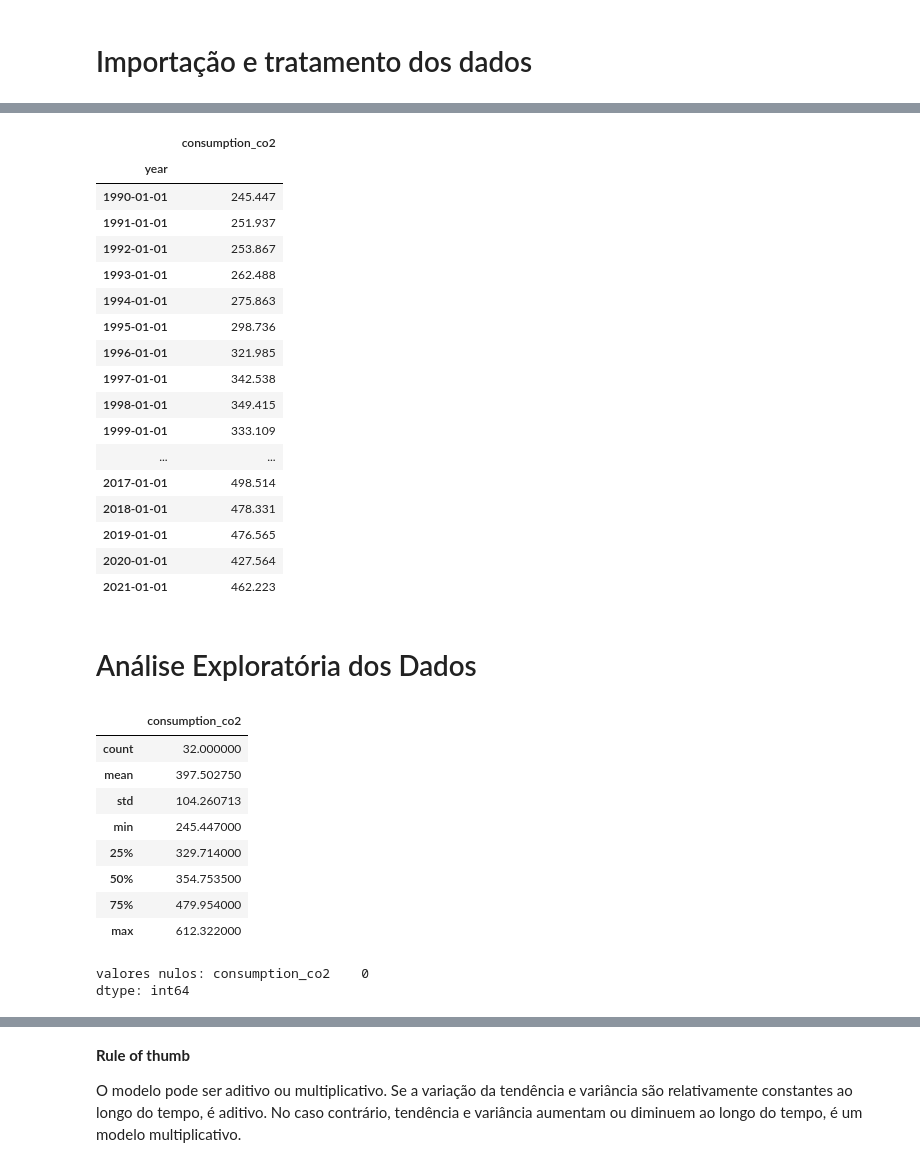
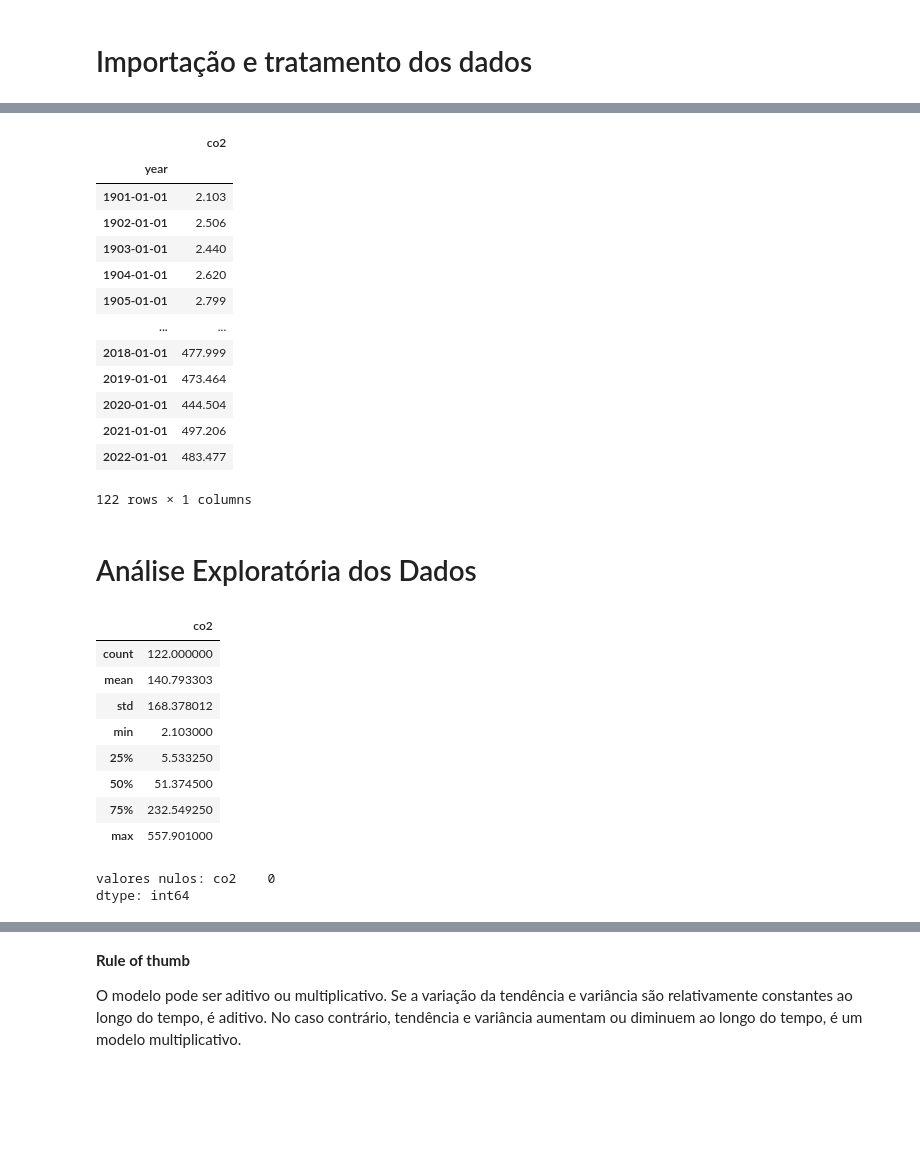
Before and after one commit to be4lima/ARIMA_CO2_BR, a Jupyter notebook: ARIMA_CO2_BR.ipynb, the cells around one changed output, grey strips where cells are left out. Cells and saved outputs as stored; diff of their text form; code cells hidden in the pictures; blank space fills up the shorter version.

```diff
--- a/ARIMA_CO2_BR.ipynb
+++ b/ARIMA_CO2_BR.ipynb
@@ -3,53 +68,36 @@
 # %%
-# ARIMA MODEL
-# file "<stdin>", line 1: type "> realod window" and fixes the problem
-
-# Importar Bibliotecas
-import numpy as np
-import pandas as pd
-from pandas import datetime
-import matplotlib.pyplot as plt
-from sklearn.model_selection import train_test_split
-from sklearn.preprocessing import MinMaxScaler
-
-import os
-
 # Leitura e tratamento dos dados
 owid_co2 = pd.read_csv(r'owid-co2-data.csv')
 
 # Criando index em formato de data
 owid_co2.index = pd.to_datetime(owid_co2['year'], format='%Y')
 
 # Separando somente os dados do Brasil
 owid_brasil = owid_co2[owid_co2['country'] == 'Brazil']
 
 # Selecionando somente a coluna de emissão de CO2
-owid_brasil = owid_brasil[['consumption_co2']]
+owid_brasil = owid_brasil[['co2']]
 
 # Retirar valores nulos
 
 owid_brasil = owid_brasil.dropna()
 
 owid_brasil
 # %% [output]
-|  | consumption_co2 |
+|  | co2 |
 | year |  |
-| 1990-01-01 | 245.447 |
-| 1991-01-01 | 251.937 |
-| 1992-01-01 | 253.867 |
-| 1993-01-01 | 262.488 |
-| 1994-01-01 | 275.863 |
-| 1995-01-01 | 298.736 |
-| 1996-01-01 | 321.985 |
-| 1997-01-01 | 342.538 |
-| 1998-01-01 | 349.415 |
-| 1999-01-01 | 333.109 |
+| 1901-01-01 | 2.103 |
+| 1902-01-01 | 2.506 |
+| 1903-01-01 | 2.440 |
+| 1904-01-01 | 2.620 |
+| 1905-01-01 | 2.799 |
 | ... | ... |
-| 2017-01-01 | 498.514 |
-| 2018-01-01 | 478.331 |
-| 2019-01-01 | 476.565 |
-| 2020-01-01 | 427.564 |
-| 2021-01-01 | 462.223 |
+| 2018-01-01 | 477.999 |
+| 2019-01-01 | 473.464 |
+| 2020-01-01 | 444.504 |
+| 2021-01-01 | 497.206 |
+| 2022-01-01 | 483.477 |
+122 rows × 1 columns
 # %% [markdown]
 # Análise Exploratória dos Dados
 # %%
@@ -57,20 +105,20 @@ owid_brasil
 ## Estatísticas descritivas
 owid_brasil.describe()
 # %% [output]
-|  | consumption_co2 |
-| count | 32.000000 |
-| mean | 397.502750 |
-| std | 104.260713 |
-| min | 245.447000 |
-| 25% | 329.714000 |
-| 50% | 354.753500 |
-| 75% | 479.954000 |
-| max | 612.322000 |
+|  | co2 |
+| count | 122.000000 |
+| mean | 140.793303 |
+| std | 168.378012 |
+| min | 2.103000 |
+| 25% | 5.533250 |
+| 50% | 51.374500 |
+| 75% | 232.549250 |
+| max | 557.901000 |
 # %%
 ## Verificar a presença de valores nulos
 print('valores nulos:', owid_brasil.isnull().sum())
 # %% [output]
-valores nulos: consumption_co2    0
+valores nulos: co2    0
 dtype: int64
 # %%
 # Gráfico da emissão de CO2 ao longo dos anos de análise
```
Also changed, not shown: parts of 73 cells of this notebook.
